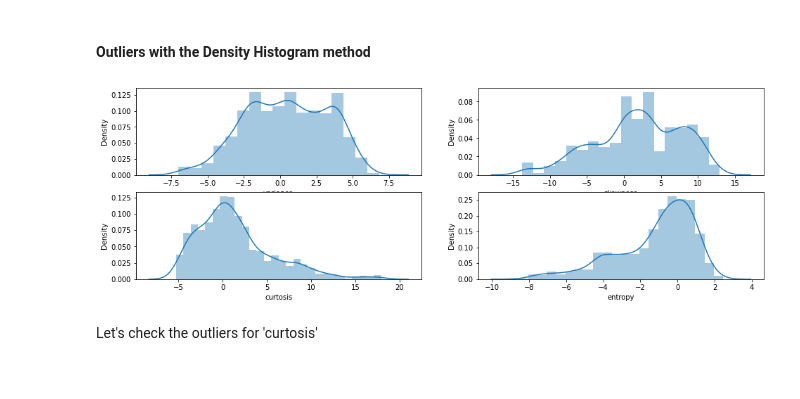
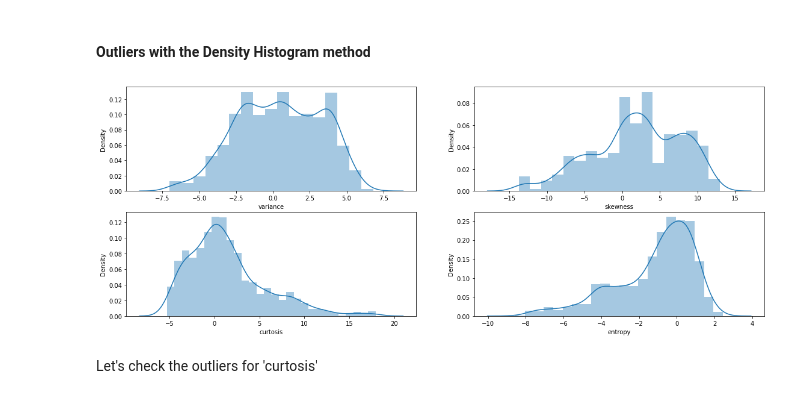
Before and after one commit to lcipolina/ML_Fundamentals, a Jupyter notebook: Exercise_Set_1b.ipynb, the cells around one changed output. Saved outputs shown, nothing was run; the diff lists cells and outputs as text; code cells hidden in the pictures.

```diff
--- a/Exercise_Set_1b.ipynb
+++ b/Exercise_Set_1b.ipynb
@@ -77,28 +77,28 @@ There are typically 2 simple ways to check for outliers:
 # %%
 #Create a figure with subplots and add on top of them
 
 import warnings
 warnings.filterwarnings('ignore') #less verbose
 
 
 
-plt.figure(figsize=(16,5))
+plt.figure(figsize=(19,7))
 
 plt.subplot(2,2,1)
 sns.distplot(df['variance'])
 
 plt.subplot(2,2,2)
 sns.distplot(df['skewness'])
 
 plt.subplot(2,2,3)
 sns.distplot(df['curtosis'])
 
 plt.subplot(2,2,4)
 sns.distplot(df['entropy'])
 
 plt.show()
 # %% [output]
-[figure, old version]
+[figure, new version]
 # %% [markdown]
 Let's check the outliers for 'curtosis'
 # %%
```
Also changed, not shown: parts of 3 cells of this notebook.
